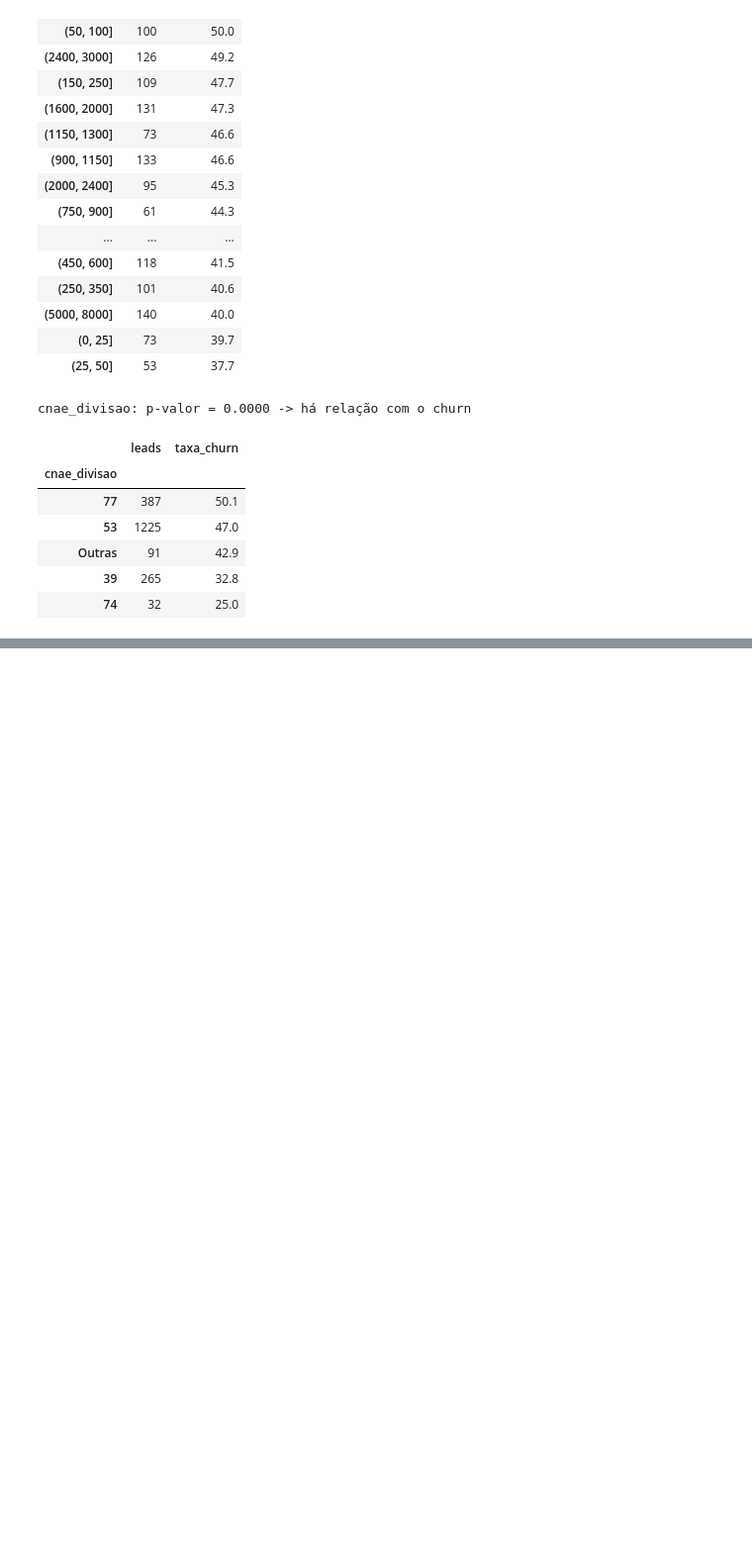
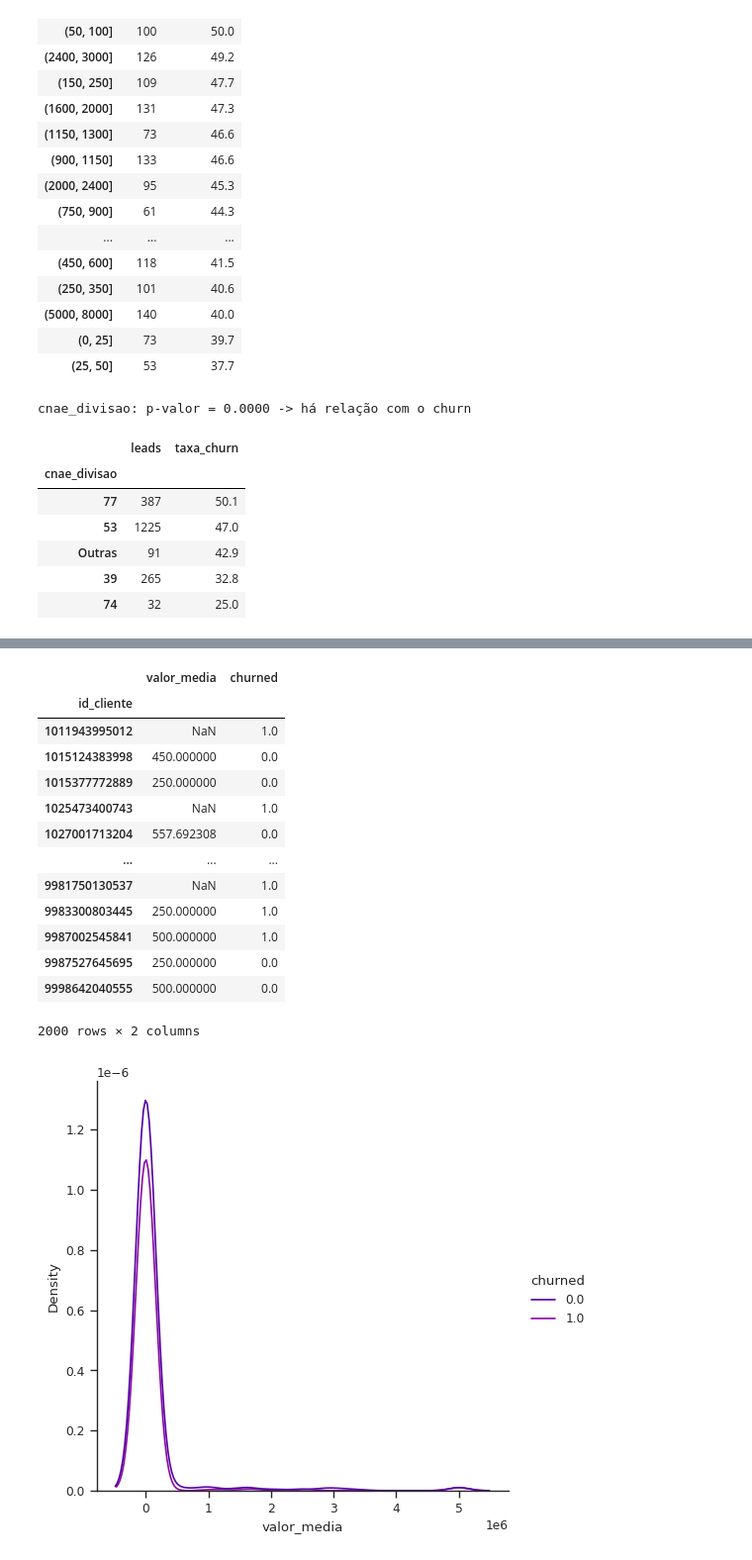
Before and after one commit to lgns-cin/CIN0144, a Jupyter notebook: EDA/com_pedidos.ipynb, the cells around one changed output, grey strips where cells are left out. Shown at 99% size. Saved outputs shown, nothing was run; the diff lists cells and outputs as text; code cells hidden in the pictures; blank space fills up the shorter version.

```diff
--- a/EDA/com_pedidos.ipynb
+++ b/EDA/com_pedidos.ipynb
@@ -866,0 +913,23 @@ cnae_divisao: p-valor = 0.0000 -> há relação com o churn
+# %%
+joined['valor_media'] = joined.valor.apply(pegar_media)
+
+medias_valor_por_cliente = joined.get(['id_cliente', 'valor_media', 'churned']).groupby('id_cliente').aggregate(average)
+
+seaborn.displot(data=medias_valor_por_cliente, x='valor_media', hue='churned', kind='kde')
+medias_valor_por_cliente
+# %% [output]
+|  | valor_media | churned |
+| id_cliente |  |  |
+| 1011943995012 | NaN | 1.0 |
+| 1015124383998 | 450.000000 | 0.0 |
+| 1015377772889 | 250.000000 | 0.0 |
+| 1025473400743 | NaN | 1.0 |
+| 1027001713204 | 557.692308 | 0.0 |
+| ... | ... | ... |
+| 9981750130537 | NaN | 1.0 |
+| 9983300803445 | 250.000000 | 1.0 |
+| 9987002545841 | 500.000000 | 1.0 |
+| 9987527645695 | 250.000000 | 0.0 |
+| 9998642040555 | 500.000000 | 0.0 |
+2000 rows × 2 columns
+[figure, added]
```
Also changed, not shown: parts of 8 cells of this notebook.
